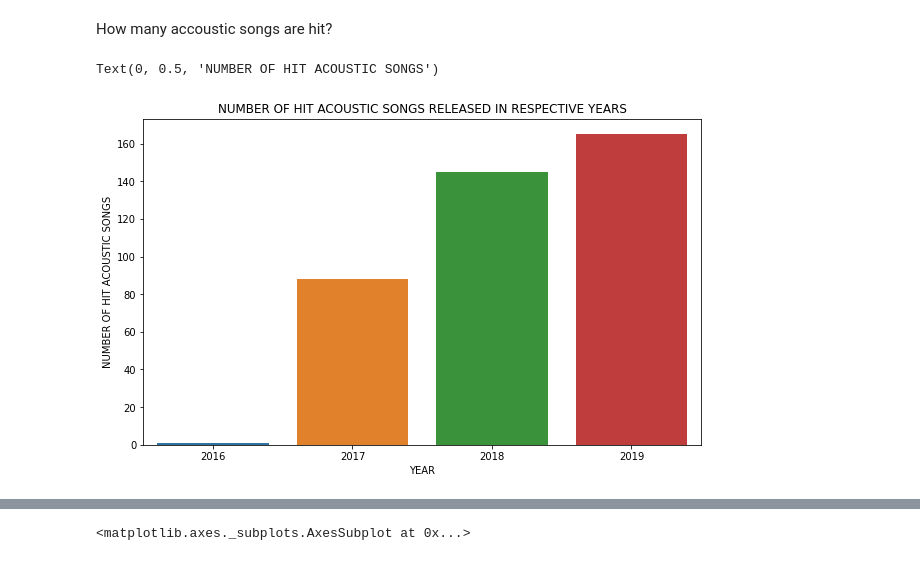
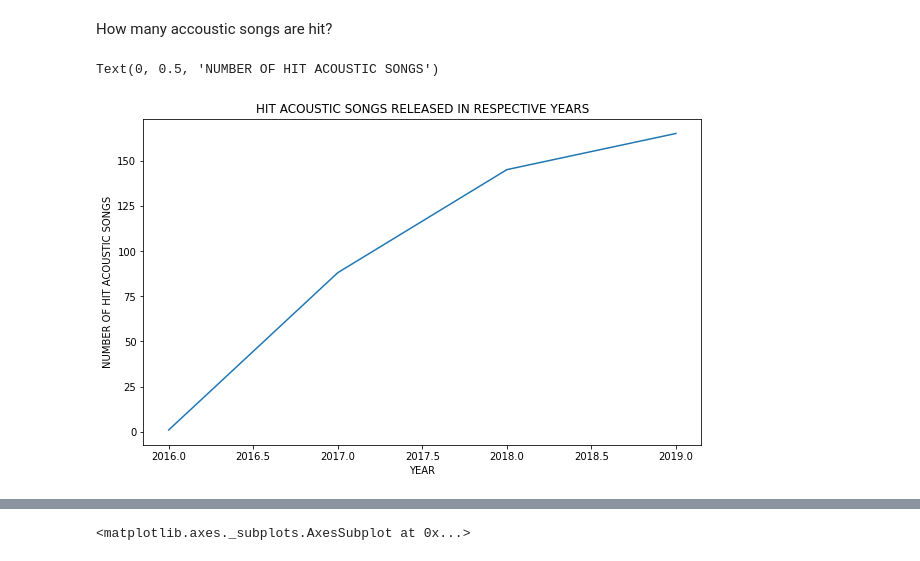
Before and after one commit to vlkumar-859/ml_spotifty, a Jupyter notebook: Copy_of_ml_spotify.ipynb, the cells around one changed output, grey strips where cells are left out. Cells and saved outputs as stored; diff of their text form; code cells hidden in the pictures.

```diff
--- a/Copy_of_ml_spotify.ipynb
+++ b/Copy_of_ml_spotify.ipynb
@@ -294,4 +304,13 @@ for i in range(7316):
     if len>=6:
       dur_hit[6]=dur_hit[6]+1
     else:
-      dur_hit[len]=dur_hit[len]+1
+      dur_hit[int(len)]=dur_hit[int(len)]+1
+plt.figure(figsize=(10,6))
+
+plt.title("AVAERAGE DURATION OF HIT SONGS")
+
+sns.barplot(x=t_hit, y=dur_hit)
+
+plt.xlabel("SONG DURATION")
+
+plt.ylabel("NUMBER OF SONGS")
@@ -331,26 +333,27 @@ How many accoustic songs are hit?
 # %%
 hit=[0,0,0,0]
 for i in range(7316):
   if spotify_data.iloc[i]['hit'] and spotify_data.iloc[i]['acousticness']>0.5:
+  #if spotify_data.iloc[i]['acousticness']>0.5:
     x=spotify_data.iloc[i]['year']
     if x==2016:
       hit[0]+=1
     elif x==2017:
       hit[1]+=1
     elif x==2018:
       hit[2]+=1
     else:
       hit[3]+=1
 
 plt.figure(figsize=(10,6))
 
-plt.title("NUMBER OF HIT ACOUSTIC SONGS RELEASED IN RESPECTIVE YEARS")
+plt.title("HIT ACOUSTIC SONGS RELEASED IN RESPECTIVE YEARS")
 
-sns.barplot(x=[2016,2017,2018,2019], y=hit)
+sns.lineplot(x=[2016,2017,2018,2019], y=hit)
 
 plt.xlabel("YEAR")
 
 plt.ylabel("NUMBER OF HIT ACOUSTIC SONGS")
 # %% [output]
 Text(0, 0.5, 'NUMBER OF HIT ACOUSTIC SONGS')
-[figure, old version]
+[figure, new version]
```
Also changed, not shown: parts of 57 cells of this notebook.
